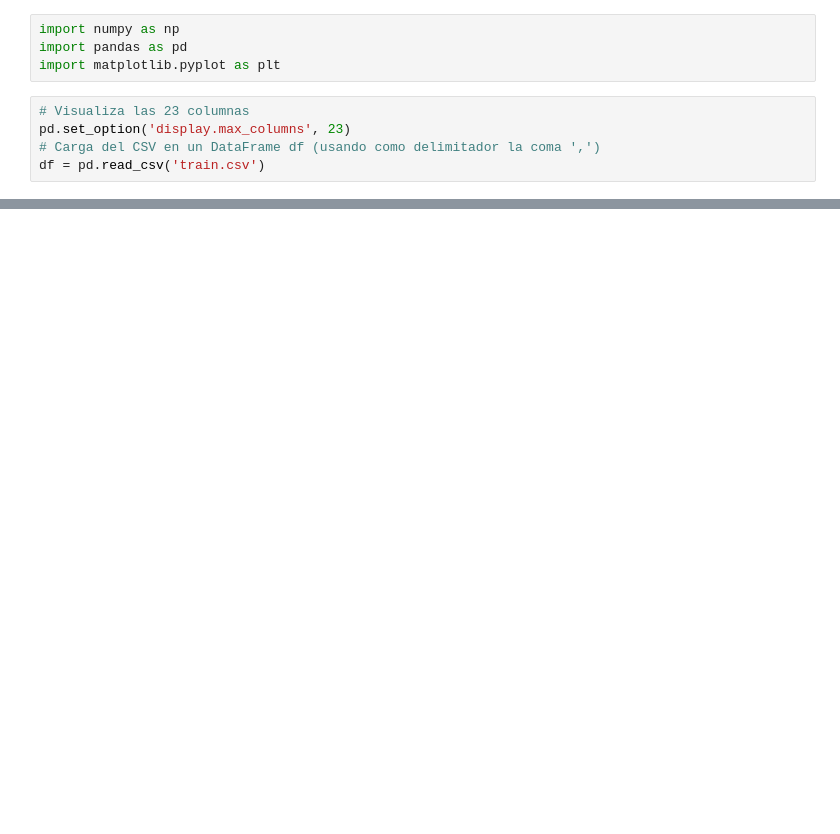
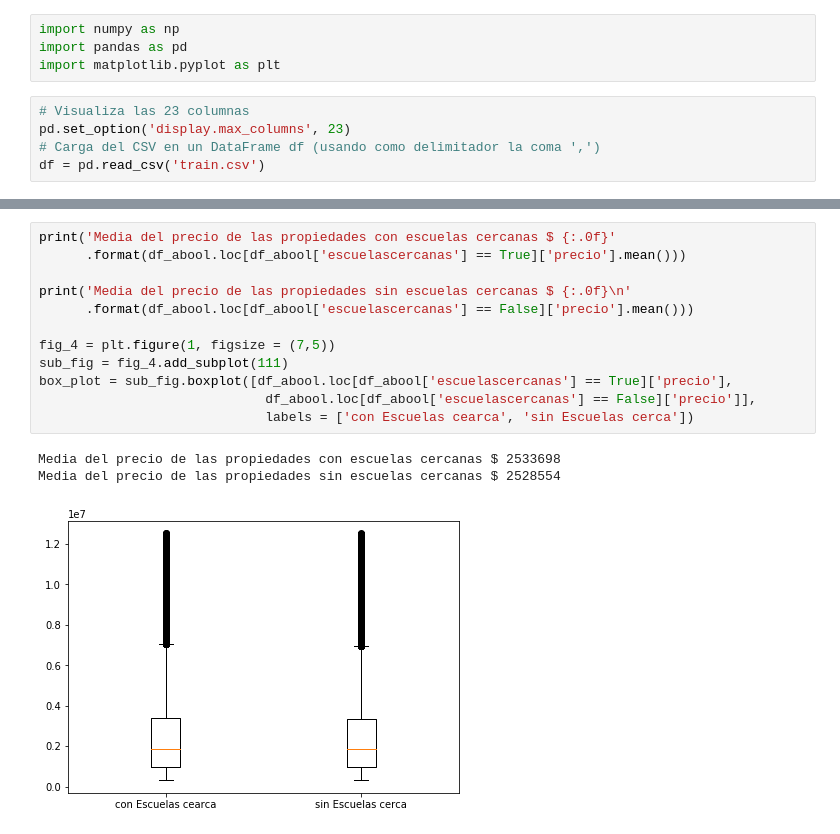
Before and after one commit to komod0/TPs-Org.Datos, a Jupyter notebook: tp1/nbfacundo.ipynb, the cells around one changed output, grey strips where cells are left out. Saved outputs shown, nothing was run; the diff lists cells and outputs as text; blank space fills up the shorter version.

```diff
--- a/tp1/nbfacundo.ipynb
+++ b/tp1/nbfacundo.ipynb
@@ -91,0 +103,16 @@ Media del precio de las propiedades sin centros comerciales cencanos $ 2481760
+# %%
+print('Media del precio de las propiedades con escuelas cercanas $ {:.0f}'
+      .format(df_abool.loc[df_abool['escuelascercanas'] == True]['precio'].mean()))
+
+print('Media del precio de las propiedades sin escuelas cercanas $ {:.0f}\n'
+      .format(df_abool.loc[df_abool['escuelascercanas'] == False]['precio'].mean()))
+
+fig_4 = plt.figure(1, figsize = (7,5))
+sub_fig = fig_4.add_subplot(111)
+box_plot = sub_fig.boxplot([df_abool.loc[df_abool['escuelascercanas'] == True]['precio'],
+                             df_abool.loc[df_abool['escuelascercanas'] == False]['precio']],
+                             labels = ['con Escuelas cearca', 'sin Escuelas cerca'])
+# %% [output]
+Media del precio de las propiedades con escuelas cercanas $ 2533698
+Media del precio de las propiedades sin escuelas cercanas $ 2528554
+[figure, added]
```
Also changed, not shown: parts of 8 cells of this notebook.
